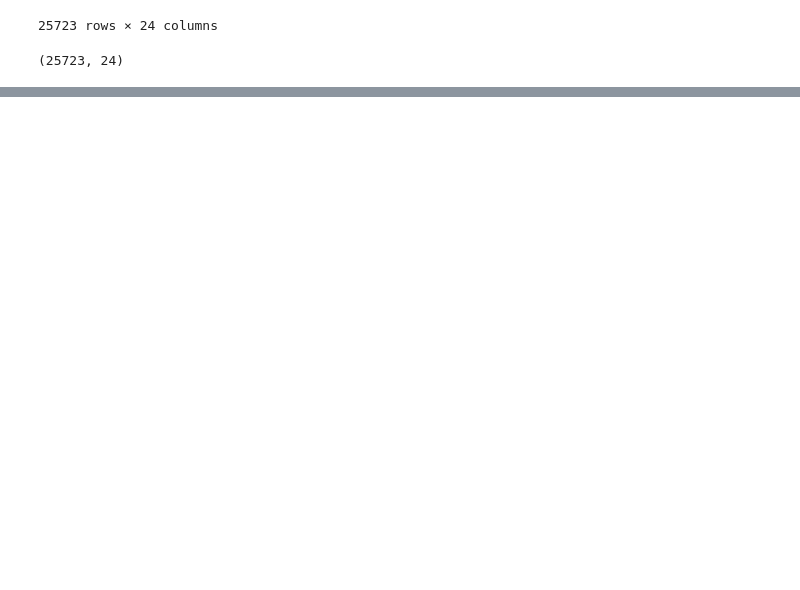
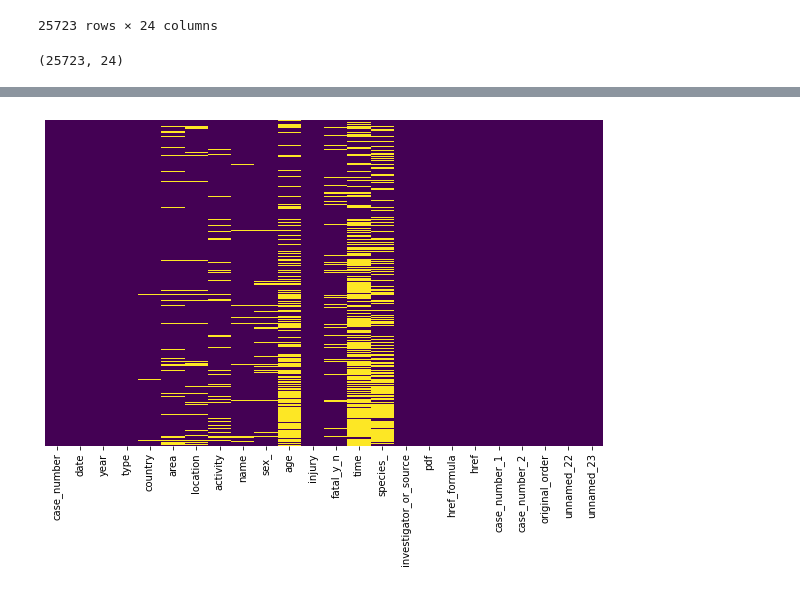
Before and after one commit to Arturo-Rodriguez-Moreno/2_proyecto_limpieza_sharks, a Jupyter notebook: notebook/proyecto_shark_limpieza.ipynb, the cells around one changed output, grey strips where cells are left out. Drawn from its saved outputs; the diff is of its cells as text; code cells hidden in the pictures; blank space fills up the shorter version.

```diff
--- a/notebook/proyecto_shark_limpieza.ipynb
+++ b/notebook/proyecto_shark_limpieza.ipynb
@@ -133,0 +171,14 @@ data_analys.head()
+# %%
+# Creo un dataset en la que elimino columnas con las que quiero filtras.
+
+filters_cols = data_analys.columns.drop(['case_number', 'original_order', 'unnamed_22', 'unnamed_23'])
+
+# Me creo un data set con lo que elimino
+
+
+data_null2 = data_analys[data_analys[filters_cols].isnull().all(axis=1)]
+
+# Me creo un dataset mas limpio con el que voy a seguir trabajando
+
+
+data_analizar = data_analys[data_analys[filters_cols].notnull().any(axis=1)]
@@ -133,0 +199,9 @@ data_analys.head()
+# %%
+plt.figure(figsize=(10, 6))
+
+sns.heatmap(data_analizar.isna(),  # mapa de calor
+            yticklabels=False,
+            cmap='viridis',
+            cbar=False);
+# %% [output]
+[figure, added]
```
Also changed, not shown: parts of 31 cells of this notebook.
